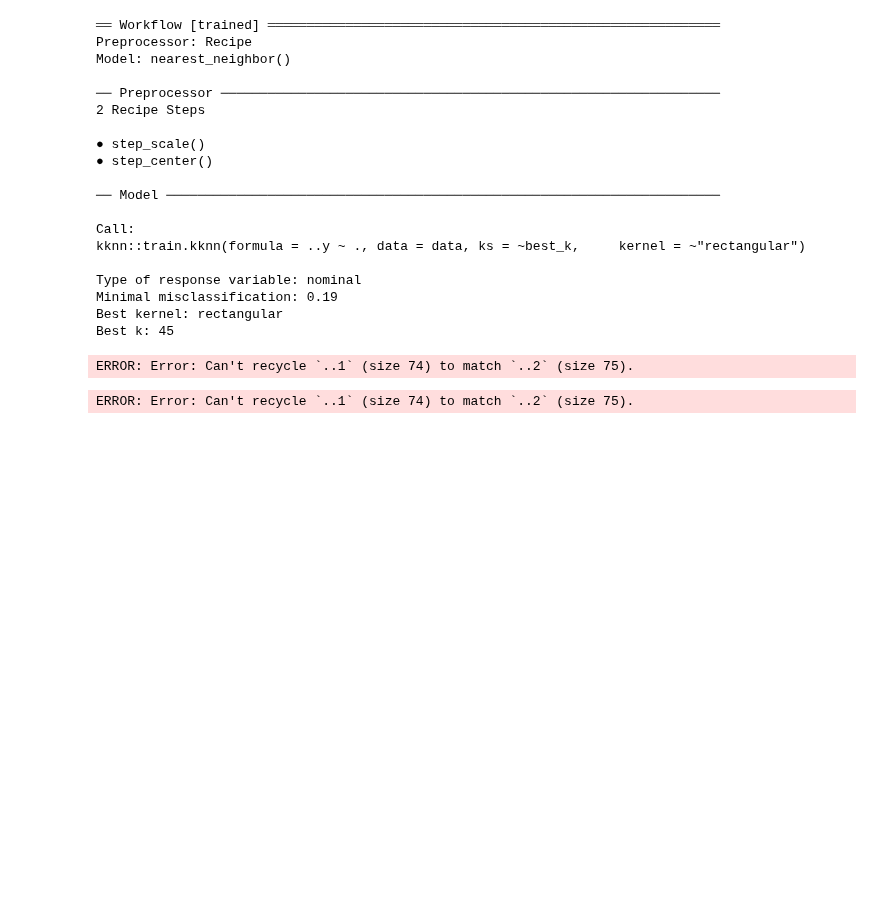
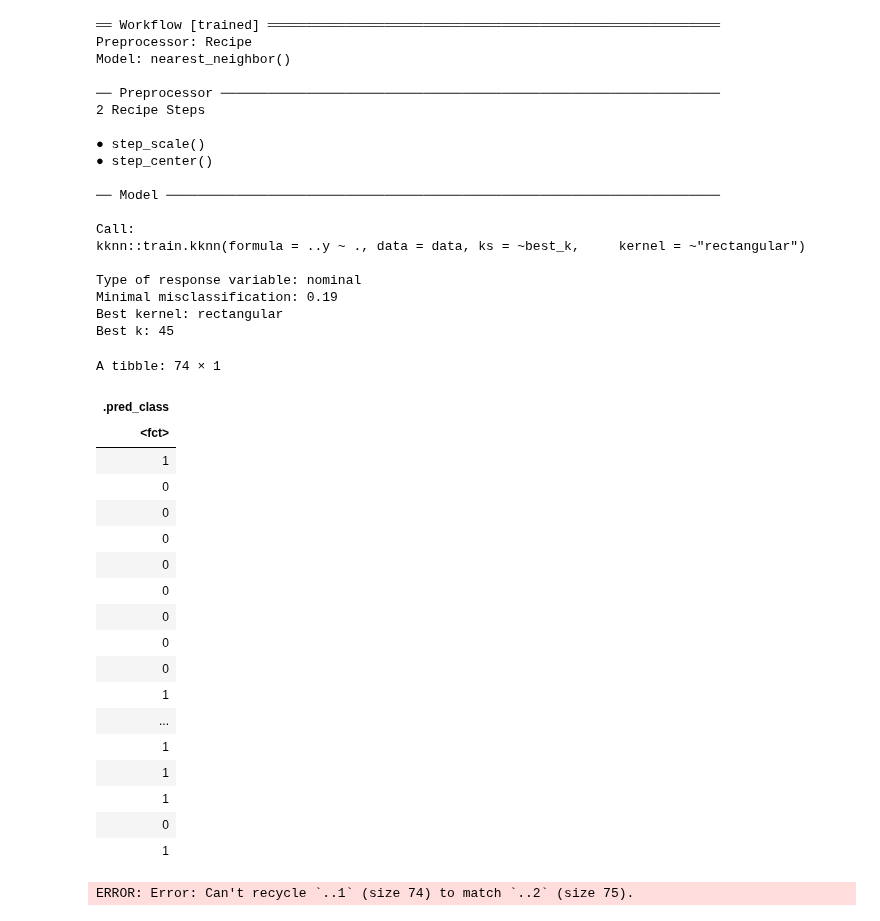
Before and after one commit to acholj/Updated-DSCI-Group-Project, a Jupyter notebook: Heart_Disease_Report.ipynb, the cells around one changed output. Drawn from its saved outputs; the diff is of its cells as text; code cells hidden in the pictures; blank space fills up the shorter version.

Commit message:
Solved an error in the draft codes.

```diff
--- a/Heart_Disease_Report.ipynb
+++ b/Heart_Disease_Report.ipynb
@@ -441,8 +441,8 @@ ggpairs(heart_train, columns = 1:5, ggplot2::aes(colour = diagnosis))
 
 # Source: https://www.r-graph-gallery.com/199-correlation-matrix-with-ggally.html#:~:text=The%20ggpairs()%20function%20of,is%20available%20on%20the%20diagonal.
 # %%
-heart_train_selected <- heart_train %>% select(age,ca,cp,oldpeak,restecg,slope, thal, thalach, diagnosis)
-heart_test_selected <- heart_test %>% select(age,ca,cp,oldpeak,restecg,slope, thal, thalach, diagnosis)
+heart_train_selected <- heart_train %>% select(age,ca,cp,oldpeak,restecg,slope, thal, thalach, diagnosis) %>% filter(!is.na(thal))
+heart_test_selected <- heart_test %>% select(age,ca,cp,oldpeak,restecg,slope, thal, thalach, diagnosis) %>% filter (!is.na(thal))
 
 heart_train_selected
 heart_test_selected
@@ -616,11 +616,31 @@ Minimal misclassification: 0.19
 Best kernel: rectangular
 Best k: 45
 # %%
-heart_diagnosis_pred <- predict(heart_fit, heart_test_selected) %>%
-                            bind_cols(heart_test_selected)
-heart_diagnosis_pred
+heart_pred <- predict(heart_fit, heart_test_selected)
+heart_pred
+# heart_diagnosis_pred <- predict(heart_fit, heart_test_selected) %>%
+#                             bind_cols(heart_test_selected)
+# heart_diagnosis_pred
 # %% [output]
-ERROR: Error: Can't recycle `..1` (size 74) to match `..2` (size 75).
+A tibble: 74 × 1
+| .pred_class |
+| <fct> |
+| 1 |
+| 0 |
+| 0 |
+| 0 |
+| 0 |
+| 0 |
+| 0 |
+| 0 |
+| 0 |
+| 1 |
+| ... |
+| 1 |
+| 1 |
+| 1 |
+| 0 |
+| 1 |
 # %%
 heart_diagnosis_pred <- predict(heart_fit, heart_test_selected) %>%
                             bind_cols(heart_test_selected)
```
Also changed, not shown: parts of 1 cell of this notebook.
